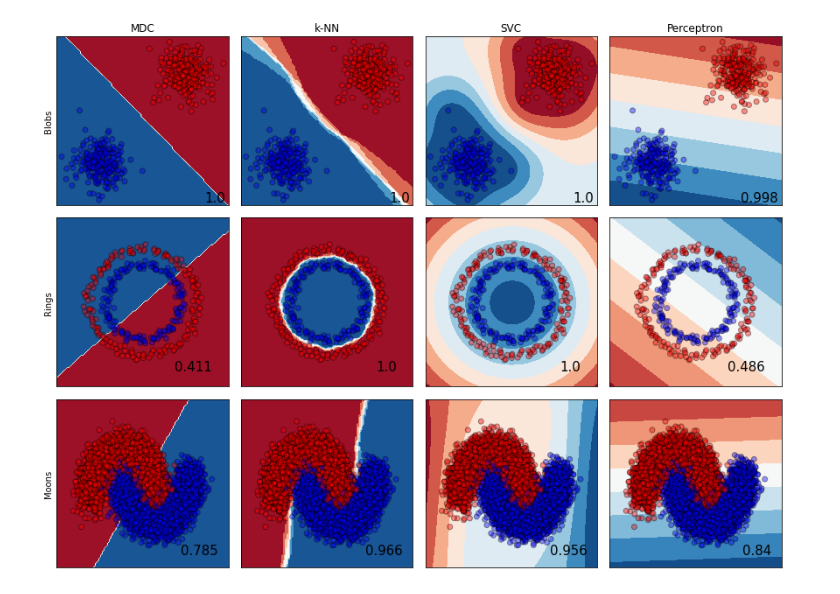
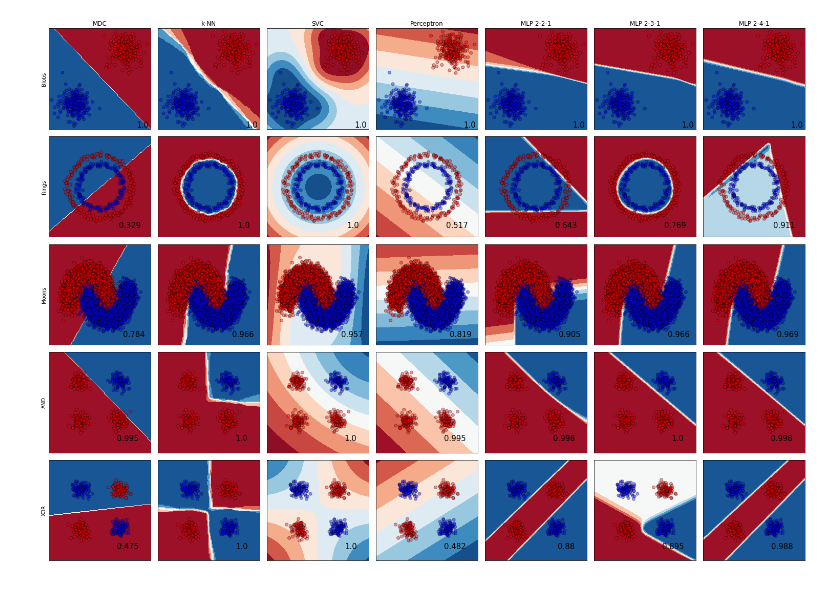
Before and after one commit to BaruchMM/ML_Course, a Jupyter notebook: 8. Classifier comparison/ClassifierComparison.ipynb, the cells around one changed output. Saved outputs shown, nothing was run; the diff lists cells and outputs as text; code cells hidden in the pictures.

```diff
--- a/8. Classifier comparison/ClassifierComparison.ipynb
+++ b/8. Classifier comparison/ClassifierComparison.ipynb
@@ -10,23 +12,28 @@ from sklearn.linear_model import Perceptron
 from matplotlib.colors import ListedColormap
 # %%
 # import data
-n_datasets = 3
+n_datasets = 5
 data = [np.genfromtxt("dataset_classifiers"+str(i+1)+".csv", delimiter=",") for i in range(n_datasets)]
 # format the tables
 data[0] = data[0][1:,1:]
 data[1] = data[1][1:,1:]
-datasets_names = ["Blobs", "Rings", "Moons"]
+data[3] = data[3][1:,1:]
+data[4] = data[4][1:,1:]
+datasets_names = ["Blobs", "Rings", "Moons", "AND", "XOR"]
 # %%
 # make the classifiers list
 classifiers = [NearestCentroid(),
                KNeighborsClassifier(n_neighbors=5),
                SVC(C=10, gamma=0.1, kernel="rbf"),
-               Perceptron(l1_ratio=0.3,max_iter=5)]
+               Perceptron(l1_ratio=0.3,max_iter=5),
+               MLPClassifier(hidden_layer_sizes=(2,), activation="logistic", max_iter=1000, solver="lbfgs", alpha=0.001),
+               MLPClassifier(hidden_layer_sizes=(3,), activation="logistic", max_iter=1000, solver="lbfgs", alpha=0.001),
+               MLPClassifier(hidden_layer_sizes=(4,), activation="logistic", max_iter=1000, solver="lbfgs", alpha=0.001)]
 n_classifiers = len(classifiers)
-classifiers_names = ["MDC", "k-NN", "SVC", "Perceptron"]
+classifiers_names = ["MDC", "k-NN", "SVC", "Perceptron", "MLP 2-2-1", "MLP 2-3-1", "MLP 2-4-1"]
 # %%
 # set the KFold object to compute the accuracies
-n_splits = 10
+n_splits = 25
 kf = KFold(n_splits=n_splits)
 accuracy = np.zeros((n_datasets,n_classifiers))
 # iteration over datasets
@@ -54,7 +61,8 @@ for i in range(n_datasets):
 # Now we plot the clasifiers decision functions
 cm = plt.cm.RdBu
 cm_bright = ListedColormap(["#FF0000", "#0000FF"])
-figure = plt.figure(figsize=(12, 9))
+figure = plt.figure(figsize=(3*n_classifiers, 3*n_datasets))
+figure.patch.set_facecolor('white')
 ax_count = 1
 for i in range(n_datasets):
   X = data[i][:,:2]
@@ -62,34 +70,31 @@ for i in range(n_datasets):
   for j in range(n_classifiers):
     classifier = classifiers[j]
     # fit the classifier with the whole datasets
     classifier.fit(X,y)
     ax = plt.subplot(n_datasets, n_classifiers, ax_count)
     # plot the decision boundaries
     DecisionBoundaryDisplay.from_estimator(classifier, X, ax=ax, eps=0.5, cmap=cm)
     # plot the datasets
     # comment this to see only the decision boundaries
     ax.scatter(X[:, 0], X[:, 1],marker="o", c=y, edgecolor="k", alpha=0.4, cmap=cm_bright)
     x_min, x_max = X[:, 0].min() - 0.5, X[:, 0].max() + 0.5
     y_min, y_max = X[:, 1].min() - 0.5, X[:, 1].max() + 0.5
     ax.set_xlim(x_min, x_max)
     ax.set_ylim(y_min, y_max)
     ax.set_xticks(())
     ax.set_yticks(())
     if(j==0):
       ax.set_ylabel(datasets_names[i])
     if(i==0):
       ax.set_title(classifiers_names[j])
     ax.text(
             x_max - 0.3,
             y_min + 0.3,
             round(accuracy[i][j],3),
             size=15,
             horizontalalignment="right",
         )
     ax_count += 1
-# save the accuracies computed
-np.savetxt("accuracy.csv",accuracy,delimiter=",")
-
 plt.tight_layout()
 # %% [output]
-[figure, old version]
+[figure, new version]
```
Also changed, not shown: parts of 2 cells of this notebook, 7 other files.
